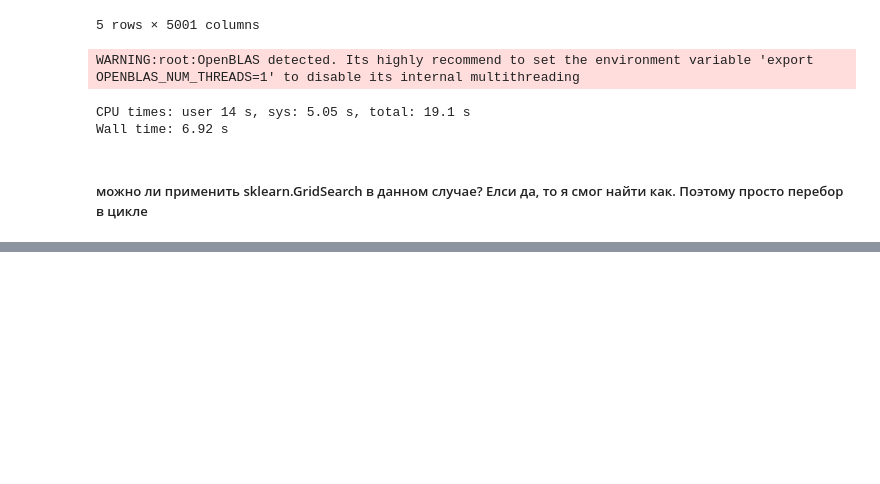
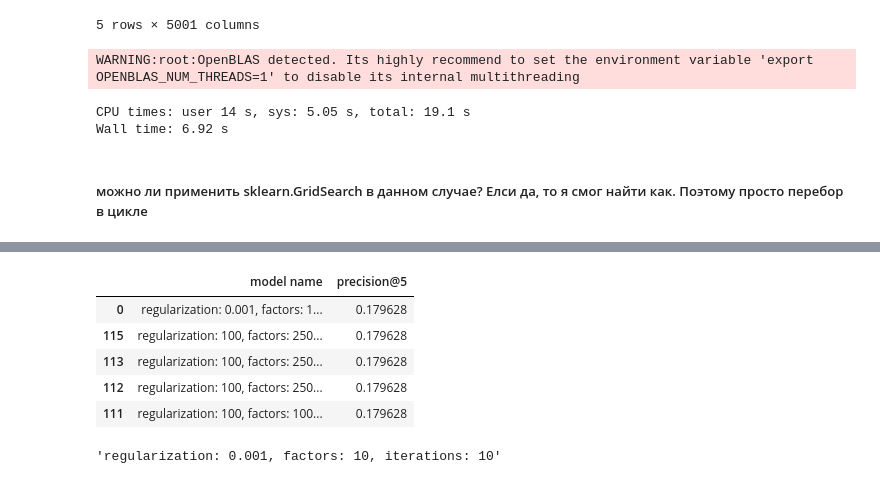
Before and after one commit to alexbabkin/gb-recommendation-systems, a Jupyter notebook: lesson-3/HW3.ipynb, the cells around one changed output, grey strips where cells are left out. Saved outputs shown, nothing was run; the diff lists cells and outputs as text; code cells hidden in the pictures; blank space fills up the shorter version.

```diff
--- a/lesson-3/HW3.ipynb
+++ b/lesson-3/HW3.ipynb
@@ -191,0 +248,13 @@ Wall time: 26min 44s
+# %%
+sorted_table.head(5)
+# %% [output]
+|  | model name | precision@5 |
+| 0 | regularization: 0.001, factors: 1... | 0.179628 |
+| 115 | regularization: 100, factors: 250... | 0.179628 |
+| 113 | regularization: 100, factors: 250... | 0.179628 |
+| 112 | regularization: 100, factors: 250... | 0.179628 |
+| 111 | regularization: 100, factors: 100... | 0.179628 |
+# %%
+sorted_table.iloc[0]['model name']
+# %% [output]
+'regularization: 0.001, factors: 10, iterations: 10'
```
Also changed, not shown: parts of 8 cells of this notebook.
